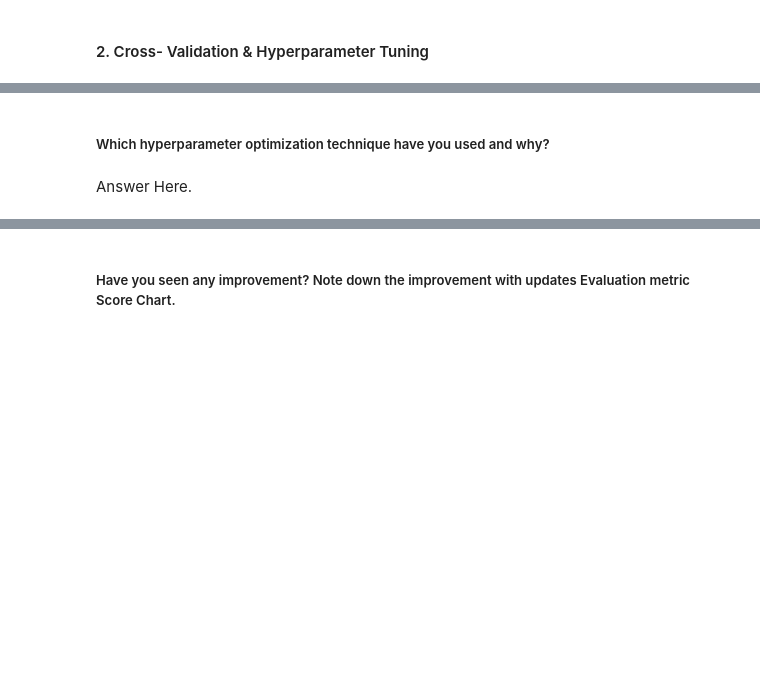
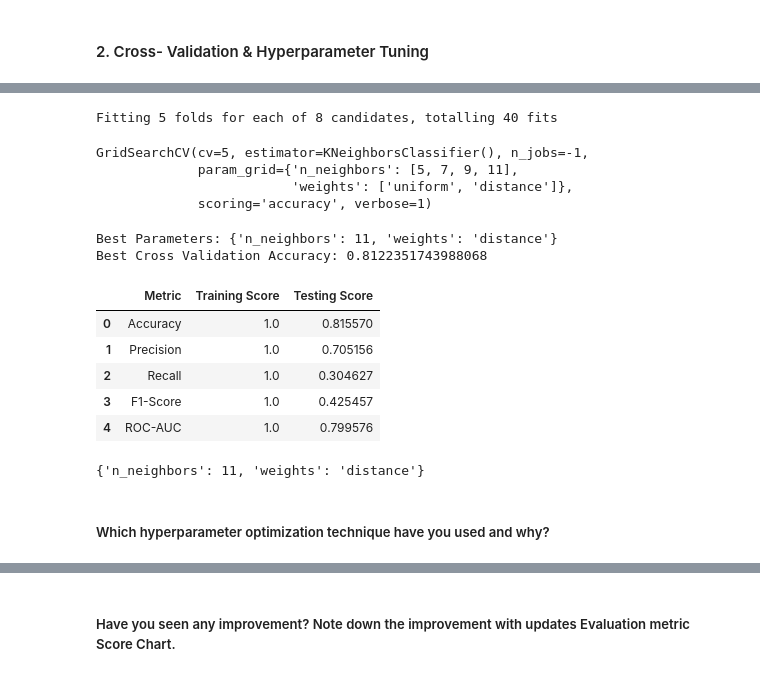
Before and after one commit to Krishna-matic/Machine_Learning_Projects, a Jupyter notebook: 03_rain_in_australia_classification/Classification_ML_Project.ipynb, the cells around one changed output, grey strips where cells are left out. Drawn from its saved outputs; the diff is of its cells as text; code cells hidden in the pictures; blank space fills up the shorter version.

Commit message:
Implement KNN model with cross-validation and hyperparameter tuning

```diff
--- a/03_rain_in_australia_classification/Classification_ML_Project.ipynb
+++ b/03_rain_in_australia_classification/Classification_ML_Project.ipynb
@@ -1655,0 +1794,23 @@ Overall, hyperparameter tuning did not produce any significant performance gain,
+# %%
+grid_search_knn = GridSearchCV(
+    estimator=KNeighborsClassifier(),
+    param_grid=param_grid,
+    cv=5,
+    scoring='accuracy',
+    n_jobs=-1,
+    verbose=1
+)
+
+grid_search_knn.fit(X_train_scaled, y_train)
+# %% [output]
+Fitting 5 folds for each of 8 candidates, totalling 40 fits
+GridSearchCV(cv=5, estimator=KNeighborsClassifier(), n_jobs=-1,
+             param_grid={'n_neighbors': [5, 7, 9, 11],
+                         'weights': ['uniform', 'distance']},
+             scoring='accuracy', verbose=1)
+# %%
+print("Best Parameters:", grid_search_knn.best_params_)
+print("Best Cross Validation Accuracy:", grid_search_knn.best_score_)
+# %% [output]
+Best Parameters: {'n_neighbors': 11, 'weights': 'distance'}
+Best Cross Validation Accuracy: 0.8122351743988068
@@ -1656,4 +1819,57 @@ Overall, hyperparameter tuning did not produce any significant performance gain,
+# %%
+# Training predictions
+y_train_pred_knn_tuned = best_knn.predict(X_train_scaled)
+
+# Testing predictions
+y_test_pred_knn_tuned = best_knn.predict(X_test_scaled)
+
+# Probability predictions
+y_train_prob_knn_tuned = best_knn.predict_proba(X_train_scaled)[:, 1]
+y_test_prob_knn_tuned = best_knn.predict_proba(X_test_scaled)[:, 1]
+# %%
+# Training Metrics
+train_accuracy = accuracy_score(y_train, y_train_pred_knn_tuned)
+train_precision = precision_score(y_train, y_train_pred_knn_tuned)
+train_recall = recall_score(y_train, y_train_pred_knn_tuned)
+train_f1 = f1_score(y_train, y_train_pred_knn_tuned)
+train_auc = roc_auc_score(y_train, y_train_prob_knn_tuned)
+
+# Testing Metrics
+test_accuracy = accuracy_score(y_test, y_test_pred_knn_tuned)
+test_precision = precision_score(y_test, y_test_pred_knn_tuned)
+test_recall = recall_score(y_test, y_test_pred_knn_tuned)
+test_f1 = f1_score(y_test, y_test_pred_knn_tuned)
+test_auc = roc_auc_score(y_test, y_test_prob_knn_tuned)
+# %%
+knn_tuned_evaluation_df = pd.DataFrame({
+    "Metric": ["Accuracy", "Precision", "Recall", "F1-Score", "ROC-AUC"],
+    "Training Score": [
+        train_accuracy,
+        train_precision,
+        train_recall,
+        train_f1,
+        train_auc
+    ],
+    "Testing Score": [
+        test_accuracy,
+        test_precision,
+        test_recall,
+        test_f1,
+        test_auc
+    ]
+})
+
+knn_tuned_evaluation_df
+# %% [output]
+|  | Metric | Training Score | Testing Score |
+| 0 | Accuracy | 1.0 | 0.815570 |
+| 1 | Precision | 1.0 | 0.705156 |
+| 2 | Recall | 1.0 | 0.304627 |
+| 3 | F1-Score | 1.0 | 0.425457 |
+| 4 | ROC-AUC | 1.0 | 0.799576 |
+# %%
+print(grid_search_knn.best_params_)
+# %% [output]
+{'n_neighbors': 11, 'weights': 'distance'}
 # %% [markdown]
 ##### Which hyperparameter optimization technique have you used and why?
-# %% [markdown]
-Answer Here.
```
Also changed, not shown: parts of 19 cells of this notebook.
